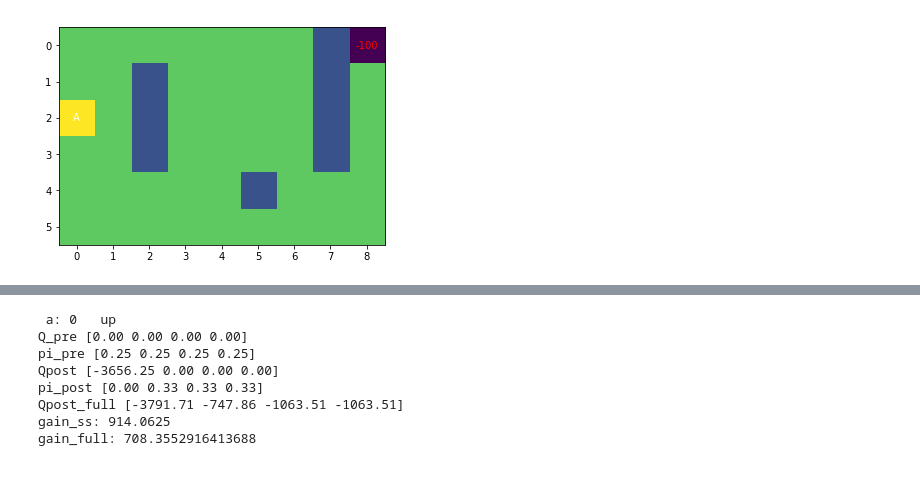
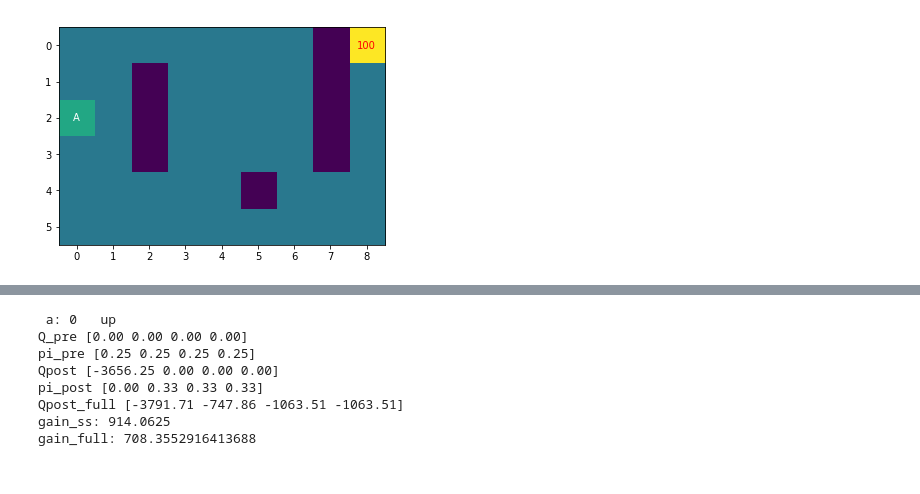
Before and after one commit to evanrussek/gridRL, a Jupyter notebook: grid_replay.ipynb, the cells around one changed output, grey strips where cells are left out. Saved outputs shown, nothing was run; the diff lists cells and outputs as text; code cells hidden in the pictures.

```diff
--- a/grid_replay.ipynb
+++ b/grid_replay.ipynb
@@ -28,36 +28,36 @@ walls = np.array([[0,0,0,0,0,0,0,0,0],
                 ])
 
 
 walls = np.array([[0,0,0,0,0,0,0,1,0],
                  [0,0,1,0,0,0,0,1,0],
                  [0,0,1,0,0,0,0,1,0],
                  [0,0,1,0,0,0,0,1,0],
                  [0,0,0,0,0,1,0,0,0],
                  [0,0,0,0,0,0,0,0,0],
                 ])
 
 
 
 
 rewards = np.array(
-                [[0,0,0,0,0,0,0,0, -100],
+                [[0,0,0,0,0,0,0,0, 100],
                  [0,0,0,0,0,0,0,0,0],
                  [0,0,0,0,0,0,0,0,0],
                  [0,0,0,0,0,0,0,0,0],
                  [0,0,0,0,0,0,0,0,0],
                  [0,0,0,0,0,0,0,0,0],
                 ])
 
 start_state = np.array([2,0])
 
-transition_noise = 0
+transition_noise = .25
 
 gw = grid_world(rewards, walls, start_state, transition_noise)
 f,(ax1) = plt.subplots(1) # plot environment
 gw.render(ax1)
 plt.show()
 # %% [output]
-[figure, old version]
+[figure, new version]
 # %%
 Tsas = gw.make_Tsas()
 Rsa = gw.Rsa
```
Also changed, not shown: parts of 1 cell of this notebook, 5 other files.
